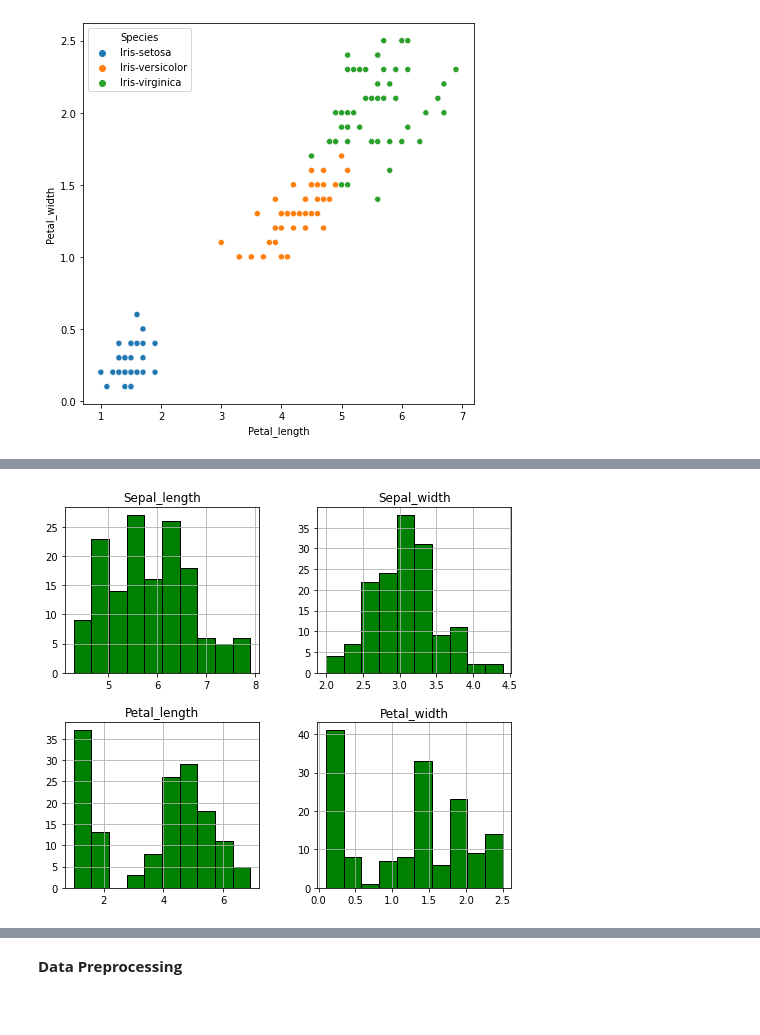
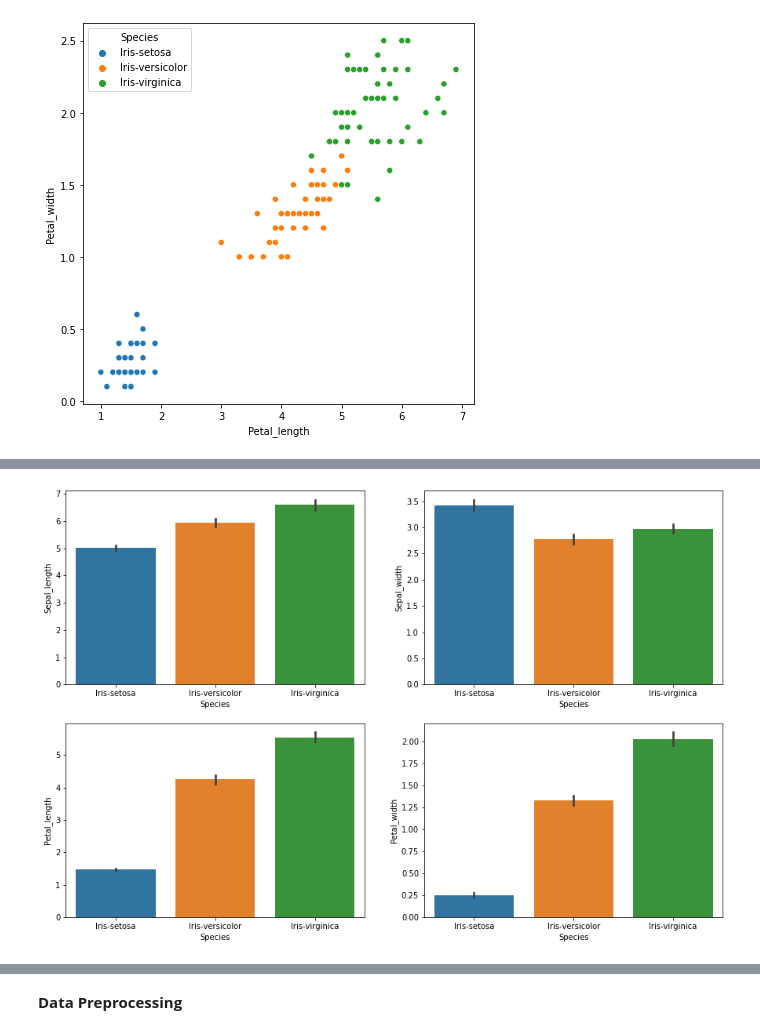
Before and after one commit to arunuday117/LGMVIP-DataScience, a Jupyter notebook: Task1_Iris_Flower_Classification.ipynb, the cells around one changed output, grey strips where cells are left out. Cells and saved outputs as stored; diff of their text form; code cells hidden in the pictures.

```diff
--- a/Task1_Iris_Flower_Classification.ipynb
+++ b/Task1_Iris_Flower_Classification.ipynb
@@ -230,5 +188,13 @@ plt.show()
-# %%
-iris_dataset.hist(figsize=(8,7),color='green',edgecolor='black');
-plt.show()
-# %% [output]
-[figure, removed]
+# %%
+plt.figure(figsize=(15,10))
+plt.subplot(2,2,1)
+sns.barplot(x = 'Species', y = 'Sepal_length', data=iris_dataset)
+plt.subplot(2,2,2)
+sns.barplot(x = 'Species', y = 'Sepal_width', data=iris_dataset)
+plt.subplot(2,2,3)
+sns.barplot(x = 'Species', y = 'Petal_length', data=iris_dataset)
+plt.subplot(2,2,4)
+sns.barplot(x = 'Species', y = 'Petal_width', data=iris_dataset)
+plt.show()
+# %% [output]
+[figure, added]
```
Also changed, not shown: parts of 22 cells of this notebook.
